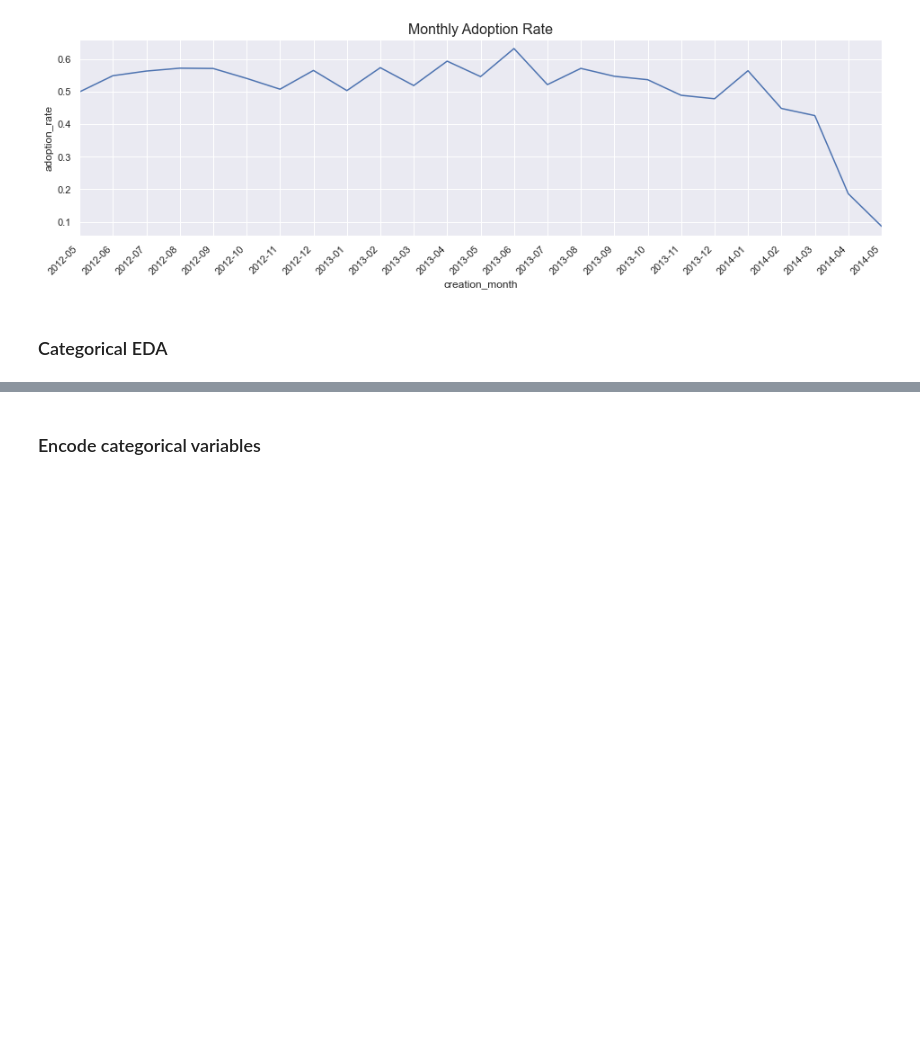
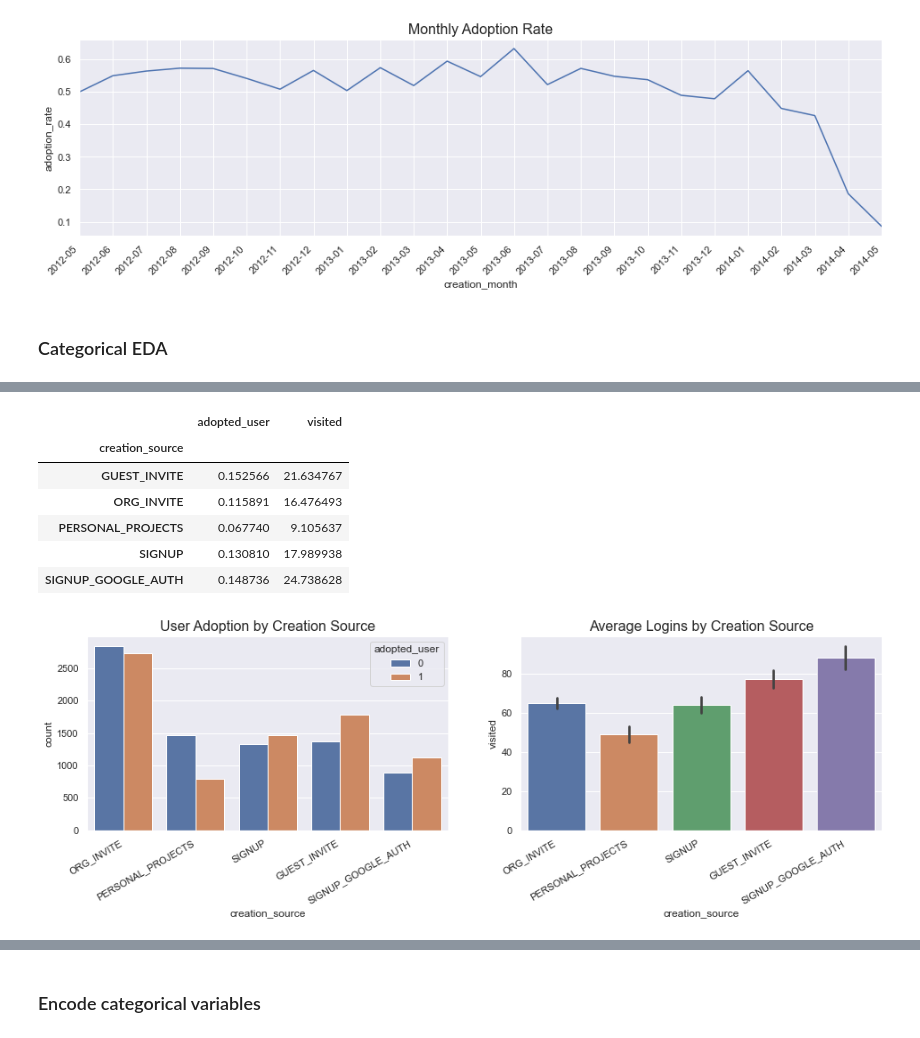
Before and after one commit to tri-bui/relax-challenge, a Jupyter notebook: relax_challenge.ipynb, the cells around one changed output, grey strips where cells are left out. Drawn from its saved outputs; the diff is of its cells as text; code cells hidden in the pictures; blank space fills up the shorter version.

```diff
--- a/relax_challenge.ipynb
+++ b/relax_challenge.ipynb
@@ -309,14 +348,23 @@ train_resampled.groupby('email_domain')[['adopted_user', 'visited']].mean()
 # %%
 # User adoption and average logins by creation source
 fig2, ax2 = plt.subplots(1, 2, figsize=(16, 4))
-sns.countplot(data=train_resampled, x='creation_source', hue='adopted_user', ax=ax2[0])
-sns.barplot(data=train_resampled, x='creation_source', y='visited', ax=ax2[1])
+sns.countplot(data=train_preprocessed, x='creation_source', hue='adopted_user', ax=ax2[0])
+sns.barplot(data=train_preprocessed, x='creation_source', y='visited', ax=ax2[1])
 ax2[0].set_title('User Adoption by Creation Source', fontsize=16)
 ax2[1].set_title('Average Logins by Creation Source', fontsize=16)
 ax2[0].set_xticklabels(ax2[0].get_xticklabels(), rotation=30, ha='right')
 ax2[1].set_xticklabels(ax2[1].get_xticklabels(), rotation=30, ha='right')
 
 # User adoption rate and average logins by creation source
 user_df.groupby('creation_source')[['adopted_user', 'visited']].mean()
+# %% [output]
+|  | adopted_user | visited |
+| creation_source |  |  |
+| GUEST_INVITE | 0.152566 | 21.634767 |
+| ORG_INVITE | 0.115891 | 16.476493 |
+| PERSONAL_PROJECTS | 0.067740 | 9.105637 |
+| SIGNUP | 0.130810 | 17.989938 |
+| SIGNUP_GOOGLE_AUTH | 0.148736 | 24.738628 |
+[figure, added]
 # %%
 # Group organizations by size
```
Also changed, not shown: parts of 6 cells of this notebook.
